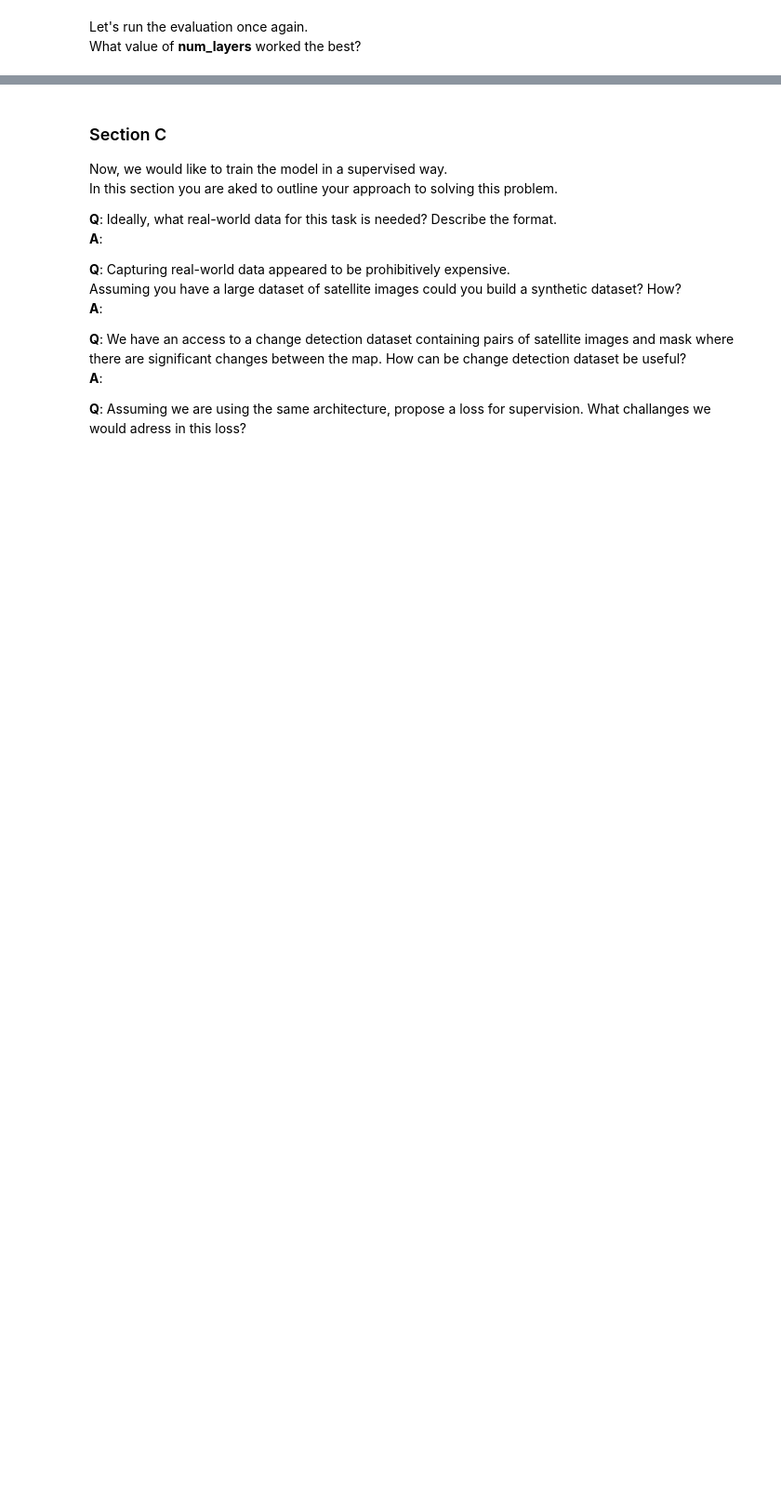
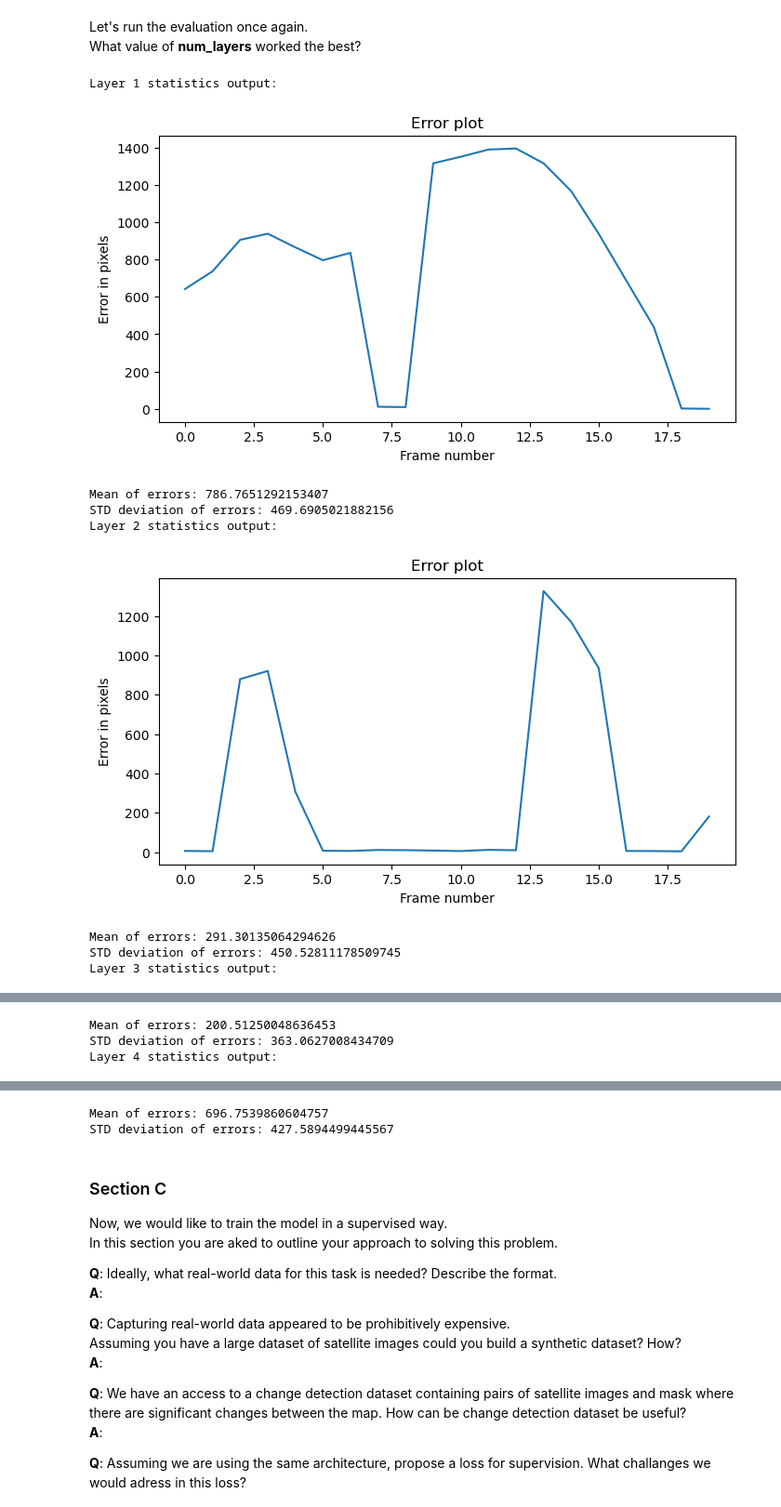
Before and after one commit to Jonatanitsko/drone_local, a Jupyter notebook: navigation_task.ipynb, the cells around one changed output, grey strips where cells are left out. Shown at 93% size. Cells and saved outputs as stored; diff of their text form; code cells hidden in the pictures; blank space fills up the shorter version.

```diff
--- a/navigation_task.ipynb
+++ b/navigation_task.ipynb
@@ -548,7 +564,7 @@ class ResnetModule(pl.LightningModule):
         ## Your code here:
         # Source of exact functions is: https://docs.pytorch.org/vision/0.9/_modules/torchvision/models/resnet.html#
         # First conv layer is conv1 and it happens as a 7*7 in the start of the process.
-        self.model.conv1 = nn.Conv2d(channels, self.model.inplanes, kernel_size=7, stride=2, padding=3,
+        self.model.conv1 = nn.Conv2d(channels, 64, kernel_size=7, stride=2, padding=3,
                                bias=False)
         ##
 
@@ -558,6 +574,7 @@ class ResnetModule(pl.LightningModule):
         self.model.fc = nn.Linear(self.model.fc.in_features, num_classes)
         ##
 
+        # Missed task
         metrics = torchmetrics.MetricCollection([
             torchmetrics.Accuracy(task='multiclass',threshold=0.5, num_classes=num_classes, average='macro'),
             torchmetrics.Precision(task='multiclass',num_classes=num_classes, threshold=0.5, average='macro'),
@@ -629,14 +678,60 @@ trainer.test(datamodule=dm)
 # %% [markdown]
 Let's run the evaluation once again.
 What value of **num_layers** worked the best?
-# %%
-model = ResnetModule(channels=3, resnet_preset=50, num_classes=30, lr=1e-3)
-ckpt_path = '...'
-model.load_state_dict(torch.load(ckpt_path)['state_dict'])
-model.eval()
-base_model = model.model
-backbone = extract_convolutional_layers(base_model,num_layers)
-
-## Your code here:
-
-##
+# %%
+model = ResnetModule(channels=3, resnet_preset=34, num_classes=30, lr=1e-3)
+ckpt_path = '/home/jovyan/workspace/drone_local/lightning_logs/version_9/checkpoints/epoch=23-step=5256.ckpt'
+model.load_state_dict(torch.load(ckpt_path)['state_dict'])
+model.eval()
+base_model = model.model
+
+## Your code here:
+for layers in range(1,5):
+    backbone = extract_convolutional_layers(base_model,layers)
+
+    net = MatchingNet(backbone,XCorr()) # net with our "ResNet" model
+    device = 'cuda'
+    net = net.to(device)
+
+    metadata = np.loadtxt(root_fld + 'seq04/metadata.csv', delimiter=',')
+    map_image = cv2.cvtColor(cv2.imread(root_fld+'map.png'),cv2.COLOR_BGR2RGB)
+    map_tensor = image_to_tensor(map_image)
+
+    errors_list = []
+    for i in range(len(metadata)):
+        frame_file = root_fld+f'seq04/frame_{i:03d}.png'
+        frame_image = cv2.cvtColor(cv2.imread(frame_file),cv2.COLOR_BGR2RGB)
+        frame_tensor = image_to_tensor(frame_image)
+        position_gt = metadata[i][:2]
+
+        # Some claude magic for mem management:
+        # Prevents gradient accumulation
+        with torch.no_grad():
+            res = net(frame_tensor.to(device),map_tensor.to(device))
+            corr = res.cpu().detach().numpy().squeeze()
+        # End of claude magic
+
+        estimated_pos = calc_position_from_response(corr,frame_image.shape[:2],layers)
+
+        error = np.linalg.norm(estimated_pos-position_gt)
+        errors_list.append(error)
+    print("Layer",layers,"statistics output:")
+    plt.figure(figsize=(8, 4))
+    plt.plot(errors_list)
+    plt.title('Error plot')
+    plt.xlabel('Frame number')
+    plt.ylabel('Error in pixels')
+    plt.show()
+
+    print("Mean of errors:",np.mean(errors_list),"\nSTD deviation of errors:",np.std(errors_list))
+##
+# %% [output]
+Layer 1 statistics output:
+[figure, added]
+Mean of errors: 786.7651292153407
+STD deviation of errors: 469.6905021882156
+Layer 2 statistics output:
+[figure, added]
+Mean of errors: 291.30135064294626
+STD deviation of errors: 450.52811178509745
+Layer 3 statistics output:
@@ -642,0 +739,3 @@ backbone = extract_convolutional_layers(base_model,num_layers)
+Mean of errors: 200.51250048636453
+STD deviation of errors: 363.0627008434709
+Layer 4 statistics output:
@@ -643,3 +743,5 @@ backbone = extract_convolutional_layers(base_model,num_layers)
+Mean of errors: 696.7539860604757
+STD deviation of errors: 427.5894499445567
 # %% [markdown]
 ### Section C
 Now, we would like to train the model in a supervised way.
```
Also changed, not shown: parts of 7 cells of this notebook.
